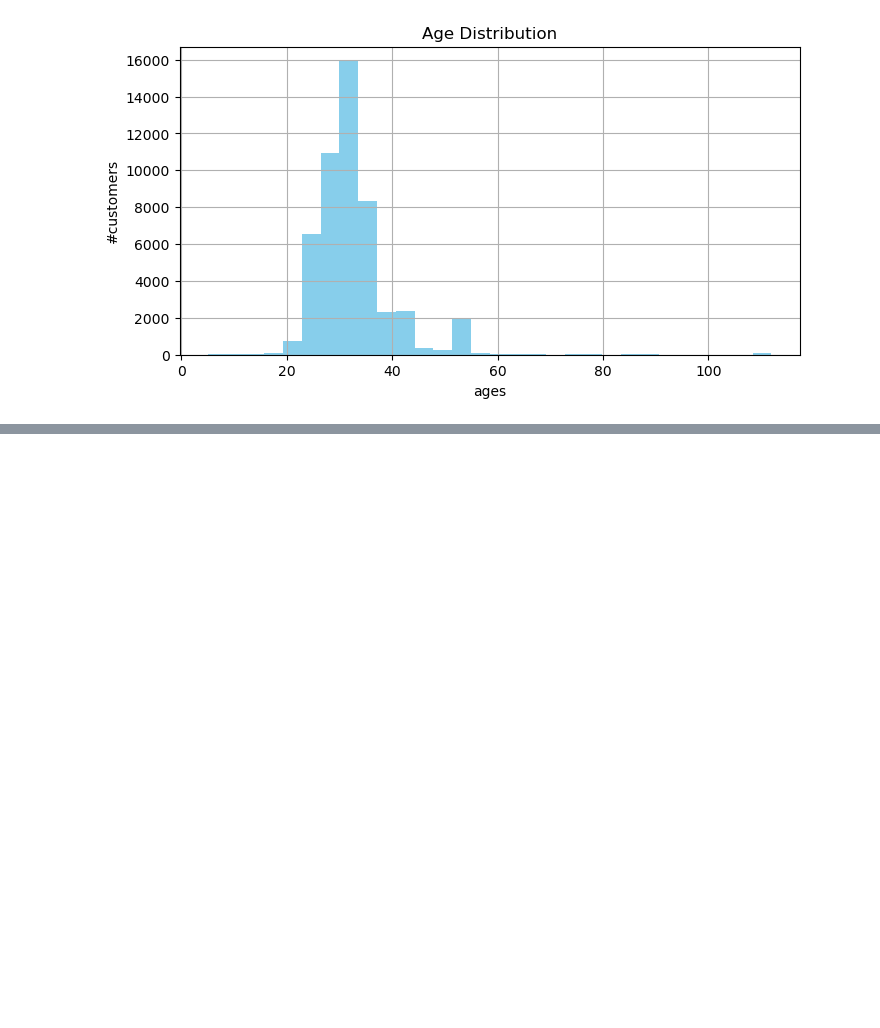
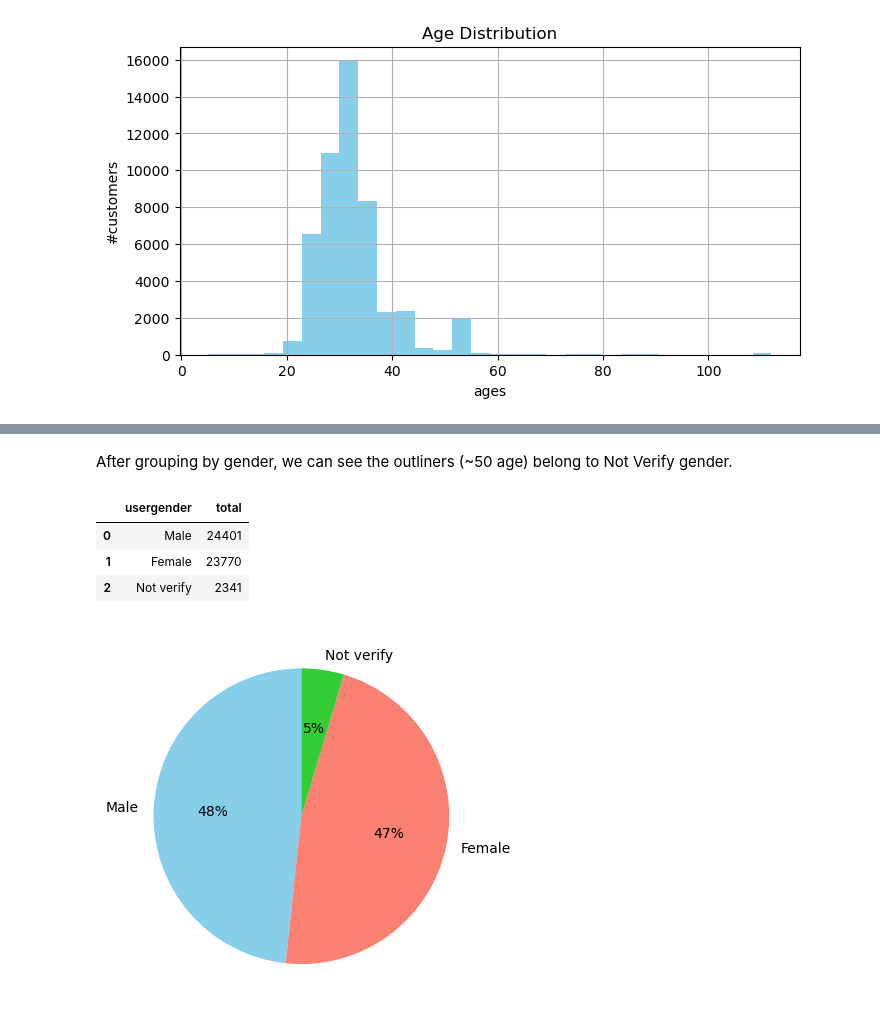
Before and after one commit to DucD0610/HOYTS-Cinema-Ticket-Sales-Analysis, a Jupyter notebook: Capstone project/captone project.ipynb, the cells around one changed output, grey strips where cells are left out. Drawn from its saved outputs; the diff is of its cells as text; code cells hidden in the pictures; blank space fills up the shorter version.

Commit message:
Gender distribution

```diff
--- a/Capstone project/captone project.ipynb
+++ b/Capstone project/captone project.ipynb
@@ -536,0 +534,20 @@ Text(0, 0.5, '#customers')
+# %% [markdown]
+After grouping by gender, we can see the outliners (~50 age) belong to Not Verify gender.
+# %%
+# Analyze the Not verify group in detail
+df_gen = df_cus.groupby('usergender').agg(
+    total = ('customer_id', 'count')
+    ).sort_values(by='total', ascending=False).reset_index()
+
+df_gen
+# %% [output]
+|  | usergender | total |
+| 0 | Male | 24401 |
+| 1 | Female | 23770 |
+| 2 | Not verify | 2341 |
+# %%
+#Visualize
+plt.pie(df_gen['total'], labels = df_gen['usergender'], colors=['skyblue', 'salmon', 'limegreen'], autopct='%1.0f%%', startangle=90) #display percentage% and angle at 90degree
+plt.show()
+# %% [output]
+[figure, added]
```
Also changed, not shown: parts of 9 cells of this notebook.
